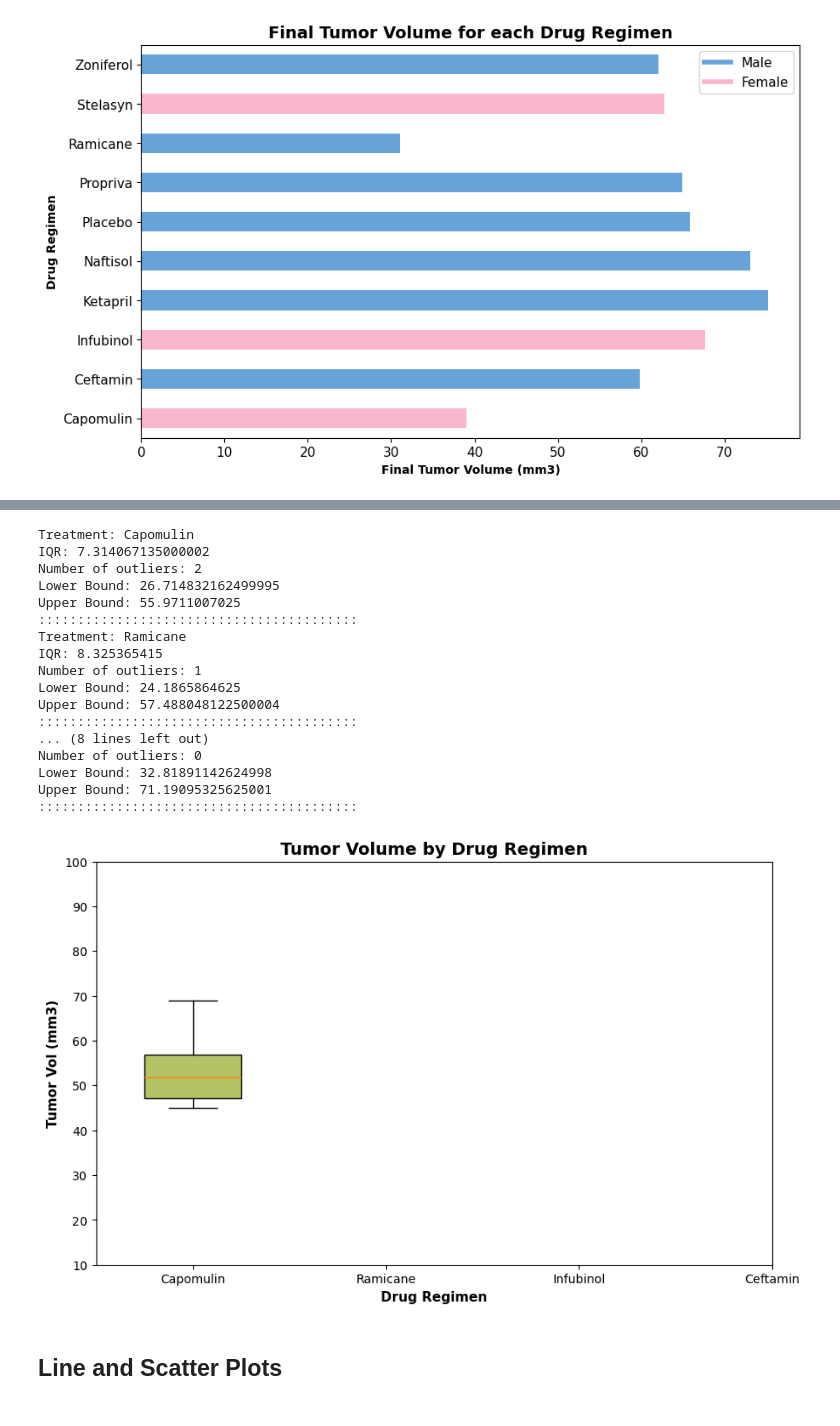
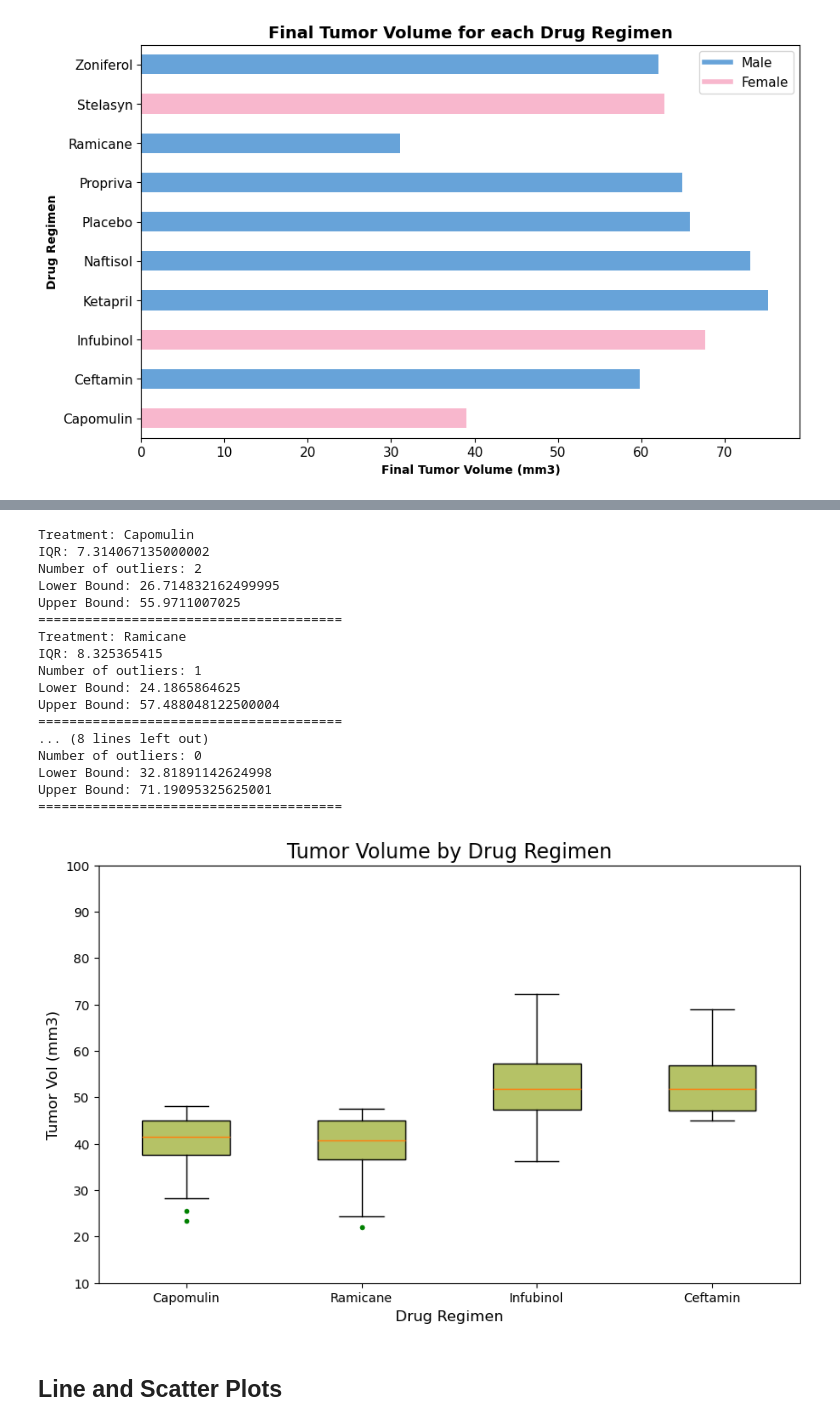
Before and after one commit to Saurabh-Lakhanpal/matplotlib-challenge, a Jupyter notebook: Pymaceuticals/pymaceuticals_solution.ipynb, the cells around one changed output, grey strips where cells are left out. Saved outputs shown, nothing was run; the diff lists cells and outputs as text; code cells hidden in the pictures.

```diff
--- a/Pymaceuticals/pymaceuticals_solution.ipynb
+++ b/Pymaceuticals/pymaceuticals_solution.ipynb
@@ -350,10 +363,12 @@ plt.show()
 # Capomulin, Ramicane, Infubinol, and Ceftamin
 
 # Start by getting the last (greatest) timepoint for each mouse
-max_timepoint_df=mouse_Study_Data_clean.groupby(["Mouse ID"])["Timepoint"].max().sort_values().reset_index().rename(columns={"Timepoint": "max_Timepoint"})
-max_timepoint_df
+last_timepoint_df = pd.DataFrame(mouse_Study_Data_clean.groupby('Mouse ID')['Timepoint'].max().sort_values()).reset_index().rename(columns={"Timepoint": "max_Timepoint"})
+
 # Merge this group df with the original DataFrame to get the tumor volume at the last timepoint
-timepoint_df = pd.merge(mouse_Study_Data_clean, max_timepoint_df, how="outer",on='Mouse ID')
-timepoint_df
+final_timepoint_df = pd.merge(mouse_Study_Data_clean, last_timepoint_df, on='Mouse ID')
+
+# Display results
+final_timepoint_df
 # %% [output]
 |  | Mouse ID | Timepoint | Tumor Volume (mm3) | Metastatic Sites | Drug Regimen | Sex | Age_months | ... |
@@ -371,70 +386,69 @@ timepoint_df
 1888 rows × 9 columns
 # %%
 # Put treatments into a list for for loop (and later for plot labels)
-drug_regimen_list = ["Capomulin", "Ramicane", "Infubinol", "Ceftamin"]
+drug_treatments_list = ["Capomulin","Ramicane", "Infubinol","Ceftamin"]
 
 # Create empty list to fill with tumor vol data (for plotting)
-drug_regimen_tumor_vol = []
+tumor_volume_values = []
 
 # Calculate the IQR and quantitatively determine if there are any potential outliers.
-for drug in drug_regimen_list:
-    subset = mouse_Study_Data_clean[mouse_Study_Data_clean["Drug Regimen"] == drug]
-    q1 = subset['Tumor Volume (mm3)'].quantile(0.25)
-    q3 = subset['Tumor Volume (mm3)'].quantile(0.75)
-    iqr = q3 - q1
+for treatment in drug_treatments_list:
+  subset = final_timepoint_df[final_timepoint_df['Drug Regimen'] == treatment]
+  q1 = subset['Tumor Volume (mm3)'].quantile(0.25)
+  q3 = subset['Tumor Volume (mm3)'].quantile(0.75)
+  iqr = q3 - q1
+  lower_bound = q1 - 1.5 * iqr
+  upper_bound = q3 + 1.5 * iqr
+  outliers = subset[(subset['Tumor Volume (mm3)'] < lower_bound) | (subset['Tumor Volume (mm3)'] > upper_bound)]
 
-# Determine outliers using upper and lower bounds
-    lower_bound = q1 - 1.5 * iqr
-    upper_bound = q3 + 1.5 * iqr
-    outliers = subset[(subset['Tumor Volume (mm3)'] < lower_bound) | (subset['Tumor Volume (mm3)'] > upper_bound)]
-# Locate the rows which contain mice on each drug and get the tumor volumes
-    print(f"Treatment: {drug}")
-    print(f"IQR: {iqr}")
-    print(f"Number of outliers: {len(outliers)}")
-    print(f"Lower Bound: {(lower_bound)}")
-    print(f"Upper Bound: {(upper_bound)}")
-    print(":::::::::::::::::::::::::::::::::::::::::")
+  # Print the treatment and the number of outliers
+  print(f"Treatment: {treatment}")
+  print(f"IQR: {iqr}")
+  print(f"Number of outliers: {len(outliers)}")
+  print(f"Lower Bound: {(lower_bound)}")
+  print(f"Upper Bound: {(upper_bound)}")
+  print("=======================================")
 
-# Add tumor volume values to the list for plotting
-drug_regimen_tumor_vol.append(subset['Tumor Volume (mm3)'].values)
+  # Add tumor volume values to the list for plotting
+  tumor_volume_values.append(subset['Tumor Volume (mm3)'].values)
 # %% [output]
 Treatment: Capomulin
 IQR: 7.314067135000002
 Number of outliers: 2
 Lower Bound: 26.714832162499995
 Upper Bound: 55.9711007025
-:::::::::::::::::::::::::::::::::::::::::
+=======================================
 Treatment: Ramicane
 IQR: 8.325365415
 Number of outliers: 1
 Lower Bound: 24.1865864625
 Upper Bound: 57.488048122500004
-:::::::::::::::::::::::::::::::::::::::::
+=======================================
 ... (8 lines left out)
 Number of outliers: 0
 Lower Bound: 32.81891142624998
 Upper Bound: 71.19095325625001
-:::::::::::::::::::::::::::::::::::::::::
+=======================================
 # %%
-# Generate a box plot that shows the distribution of the tumor volume for each treatment group.
+# Generate a box plot that shows the distrubution of the tumor volume for each treatment group
 
 # Show outliers on boxplot for visibility
-outlier_design = dict(marker="o", markerfacecolor="#89B374", markersize=10, markeredgecolor="green")
+outlier_design = dict(marker="o", markerfacecolor="green", markersize=5, markeredgecolor="white")
 
 # Create Boxplot
-plt.figure(figsize=(10,6))
-plt.boxplot(drug_regimen_tumor_vol, widths=0.5, patch_artist=True, boxprops=dict(facecolor="#B5C266"), flierprops=outlier_design)
-plt.title('Tumor Volume by Drug Regimen', fontsize= 14,fontweight='bold')
-plt.xlabel('Drug Regimen', fontsize=11,fontweight='bold')
-plt.ylabel('Tumor Vol (mm3)', fontsize=11,fontweight='bold')
+plt.figure(figsize=(10, 6))
+plt.boxplot(tumor_volume_values, widths=0.5, patch_artist=True, boxprops=dict(facecolor="#B5C266"), flierprops=outlier_design)
+plt.title('Tumor Volume by Drug Regimen', fontsize= 16)
+plt.xlabel('Drug Regimen', fontsize=12)
+plt.ylabel('Tumor Vol (mm3)', fontsize=12)
 
 plt.xticks([1,2,3,4], ['Capomulin', 'Ramicane', 'Infubinol', 'Ceftamin'])
-# plt.xlim(-0.95, len(x_axis)+2)
+#plt.xlim(-0.95, len(x_axis)+2)
 plt.ylim(10, 100)
 
 plt.show()
 # %% [output]
-[figure, old version]
+[figure, new version]
 # %% [markdown]
 ## Line and Scatter Plots
 # %%
```
Also changed, not shown: parts of 3 cells of this notebook.
